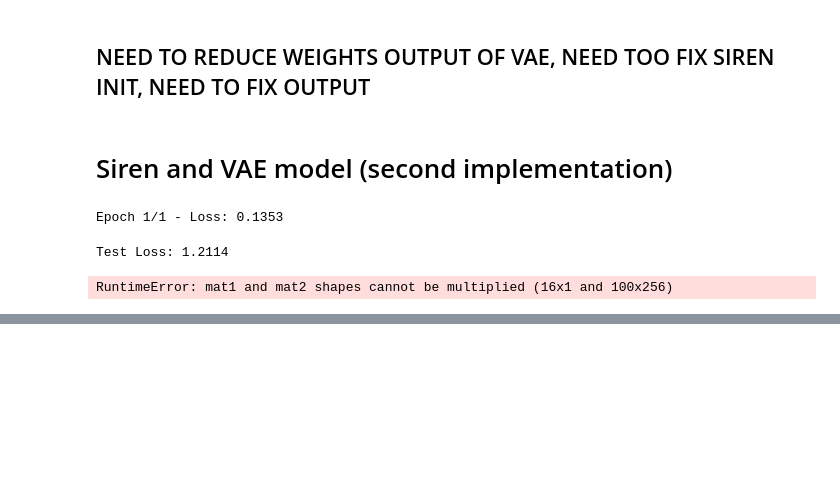
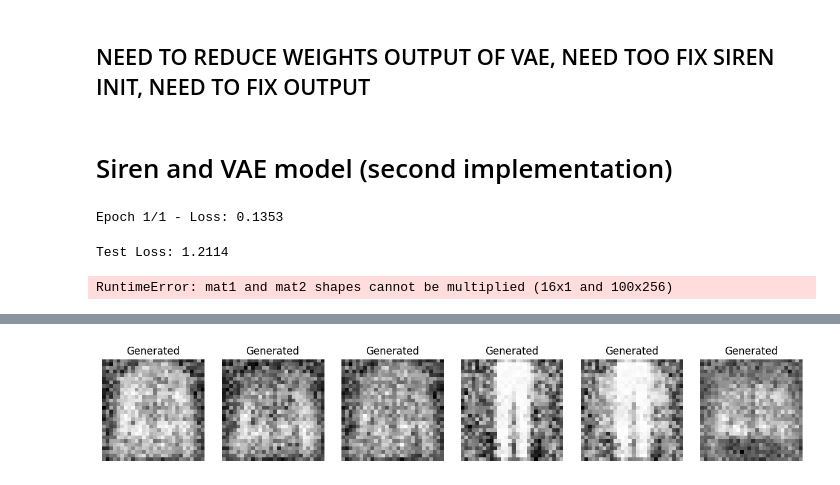
Before and after one commit to nickmvega/neural-networks, a Jupyter notebook: final-project/final-project.ipynb, the cells around one changed output, grey strips where cells are left out. Cells and saved outputs as stored; diff of their text form; code cells hidden in the pictures; blank space fills up the shorter version.

```diff
--- a/final-project/final-project.ipynb
+++ b/final-project/final-project.ipynb
@@ -1157,0 +1158,11 @@ RuntimeError: Can't call numpy() on Tensor that requires grad. Use tensor.detach
+# %%
+plt.figure(figsize=(12, 4))
+for i in range(num_examples):
+    plt.subplot(2, num_examples, num_examples + i + 1)
+    plt.imshow(fake_images[i].detach().cpu().squeeze(0).numpy(), cmap="gray")
+    plt.title("Generated")
+    plt.axis("off")
+plt.tight_layout()
+plt.show()
+# %% [output]
+[figure, added]
```
Also changed, not shown: parts of 1 cell of this notebook.
